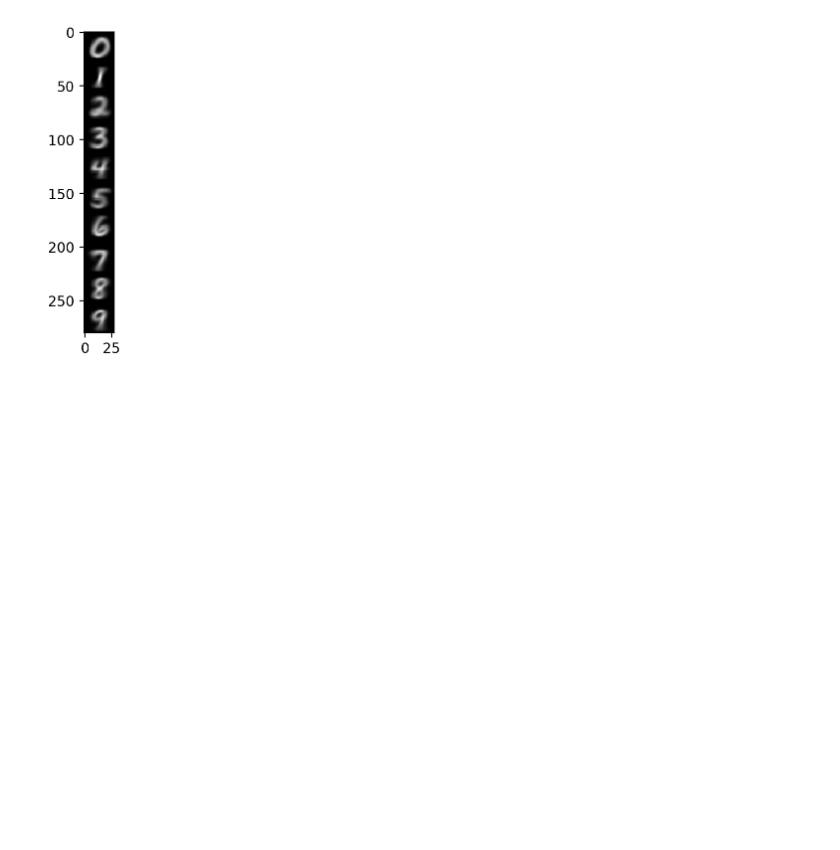
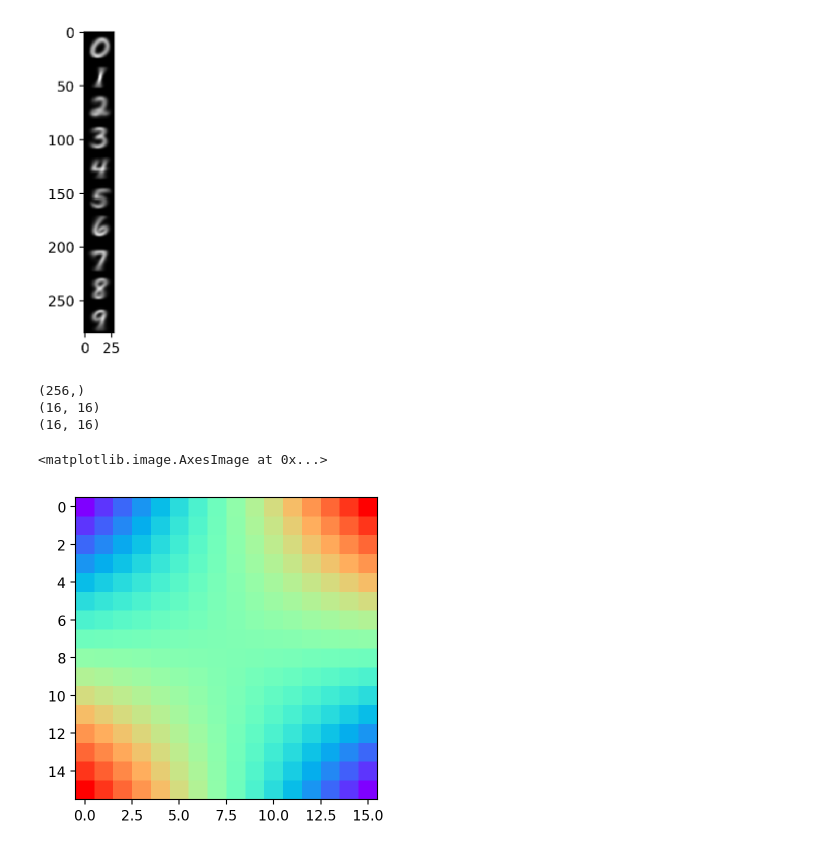
Before and after one commit to loganathan001/AI, a Jupyter notebook: Learnings/py_dnn_sentdex/tensorflow/numpy_nb.ipynb, the cells around one changed output. Drawn from its saved outputs; the diff is of its cells as text; code cells hidden in the pictures; blank space fills up the shorter version.

```diff
--- a/Learnings/py_dnn_sentdex/tensorflow/numpy_nb.ipynb
+++ b/Learnings/py_dnn_sentdex/tensorflow/numpy_nb.ipynb
@@ -66,3 +66,44 @@ plt.imshow(rotImage2, cmap='gray')
 # %% [output]
 <matplotlib.image.AxesImage at 0x...>
 [figure]
+# %%
+#rowSplits1 = np.split(meanImage,1)
+plt.rcParams['figure.dpi'] = 100
+
+img = np.arange(256,dtype=np.float64)
+#img = np.concatenate([img, img*2])
+img = np.sort(img, -1)
+#print(img)
+#img = img * 255 / 16
+
+print(img.shape)
+
+img = np.reshape(img,[16,16])
+print(img.shape)
+
+#img = np.concatenate(np.split(img,[64], axis=1))
+#print(img.shape)
+
+#img = np.array(np.split(img, [64]))
+#print(img.shape)
+
+img = (img + img.T)/2
+
+#img = (img + np.rot90(img, -1))/2
+
+img = np.dot(img,img)
+
+img = (img + np.rot90(img, 2))/2
+
+img = np.concatenate(np.split(img,[16],axis=0), axis=0)
+img = np.flip(img,axis=1)
+print(img.shape)
+
+plt.imshow(img, cmap='rainbow')
+#img
+# %% [output]
+(256,)
+(16, 16)
+(16, 16)
+<matplotlib.image.AxesImage at 0x...>
+[figure, added]
```
Also changed, not shown: parts of 1 cell of this notebook.
